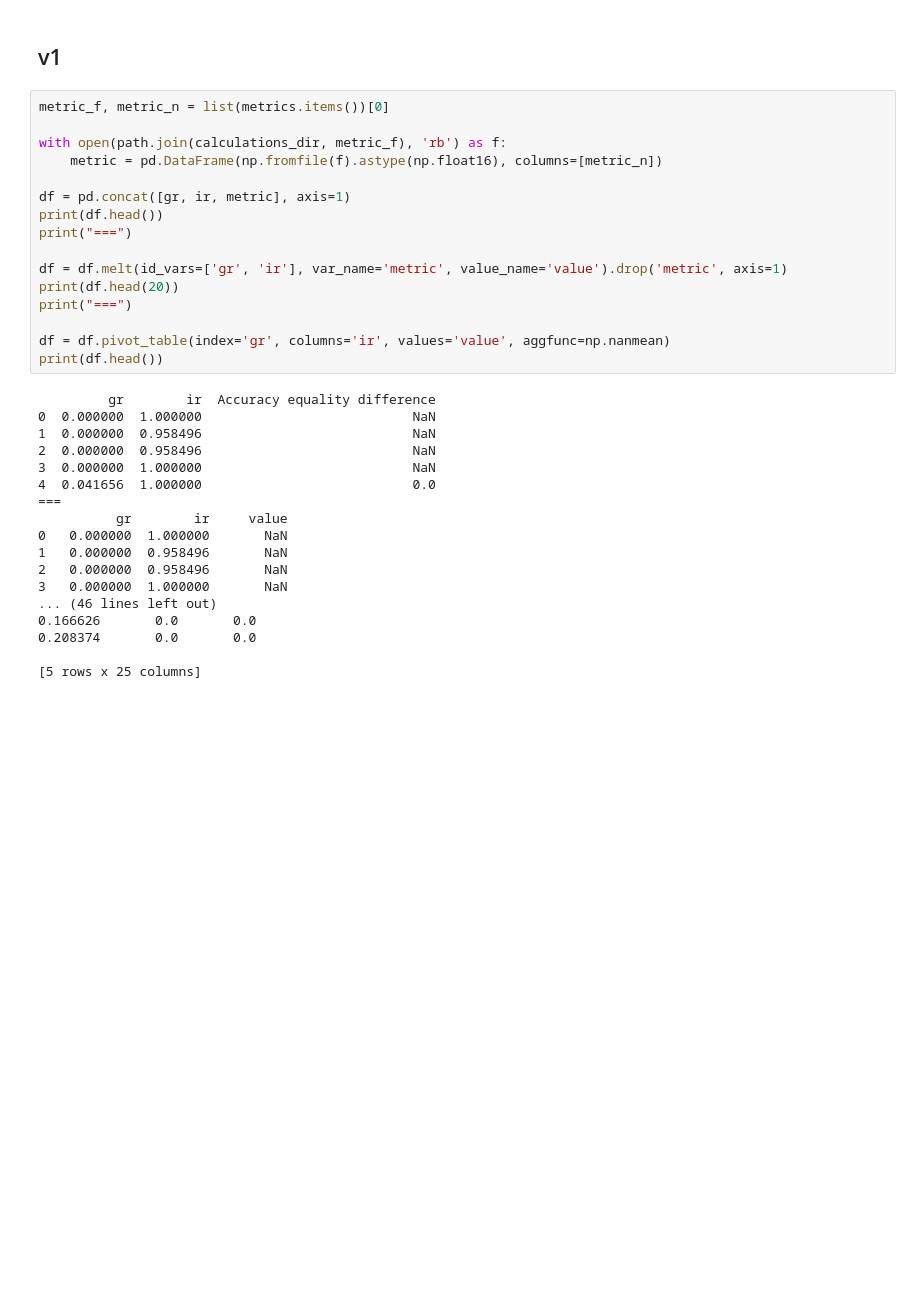
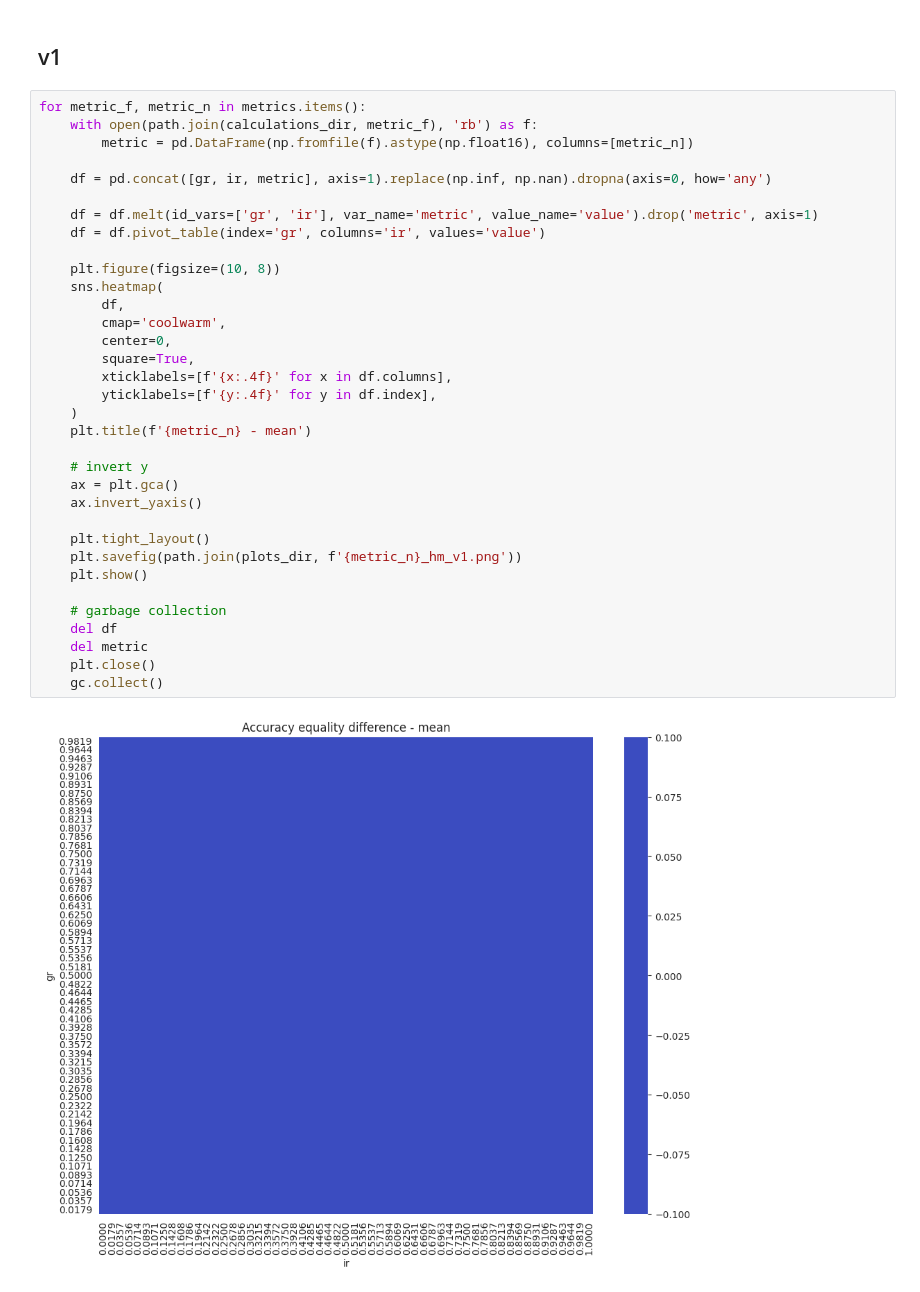
Before and after one commit to emanuelrck/Replication_analysis-of-fairness-measures, a Jupyter notebook: heatmaps.ipynb, the cells around one changed output. Cells and saved outputs as stored; diff of their text form; blank space fills up the shorter version.

Commit message:
perfect fairness heatmaps, in relation to GR and IR

```diff
--- a/heatmaps.ipynb
+++ b/heatmaps.ipynb
@@ -44,36 +44,38 @@ with open(path.join(calculations_dir, 'ir.bin'), 'rb') as f:
 # %% [markdown]
 ## v1
 # %%
-metric_f, metric_n = list(metrics.items())[0]
+for metric_f, metric_n in metrics.items():
+    with open(path.join(calculations_dir, metric_f), 'rb') as f:
+        metric = pd.DataFrame(np.fromfile(f).astype(np.float16), columns=[metric_n])
 
-with open(path.join(calculations_dir, metric_f), 'rb') as f:
-    metric = pd.DataFrame(np.fromfile(f).astype(np.float16), columns=[metric_n])
+    df = pd.concat([gr, ir, metric], axis=1).replace(np.inf, np.nan).dropna(axis=0, how='any')
 
-df = pd.concat([gr, ir, metric], axis=1)
-print(df.head())
-print("===")
+    df = df.melt(id_vars=['gr', 'ir'], var_name='metric', value_name='value').drop('metric', axis=1)
+    df = df.pivot_table(index='gr', columns='ir', values='value')
 
-df = df.melt(id_vars=['gr', 'ir'], var_name='metric', value_name='value').drop('metric', axis=1)
-print(df.head(20))
-print("===")
+    plt.figure(figsize=(10, 8))
+    sns.heatmap(
+        df,
+        cmap='coolwarm',
+        center=0,
+        square=True,
+        xticklabels=[f'{x:.4f}' for x in df.columns],
+        yticklabels=[f'{y:.4f}' for y in df.index],
+    )
+    plt.title(f'{metric_n} - mean')
 
-df = df.pivot_table(index='gr', columns='ir', values='value', aggfunc=np.nanmean)
-print(df.head())
+    # invert y
+    ax = plt.gca()
+    ax.invert_yaxis()
+
+    plt.tight_layout()
+    plt.savefig(path.join(plots_dir, f'{metric_n}_hm_v1.png'))
+    plt.show()
+
+    # garbage collection
+    del df
+    del metric
+    plt.close()
+    gc.collect()
 # %% [output]
-         gr        ir  Accuracy equality difference
-0  0.000000  1.000000                           NaN
-1  0.000000  0.958496                           NaN
-2  0.000000  0.958496                           NaN
-3  0.000000  1.000000                           NaN
-4  0.041656  1.000000                           0.0
-===
-          gr        ir     value
-0   0.000000  1.000000       NaN
-1   0.000000  0.958496       NaN
-2   0.000000  0.958496       NaN
-3   0.000000  1.000000       NaN
-... (46 lines left out)
-0.166626       0.0       0.0
-0.208374       0.0       0.0
-
-[5 rows x 25 columns]
+[figure, added]
```
Also changed, not shown: parts of 4 cells of this notebook, 4 other files.
